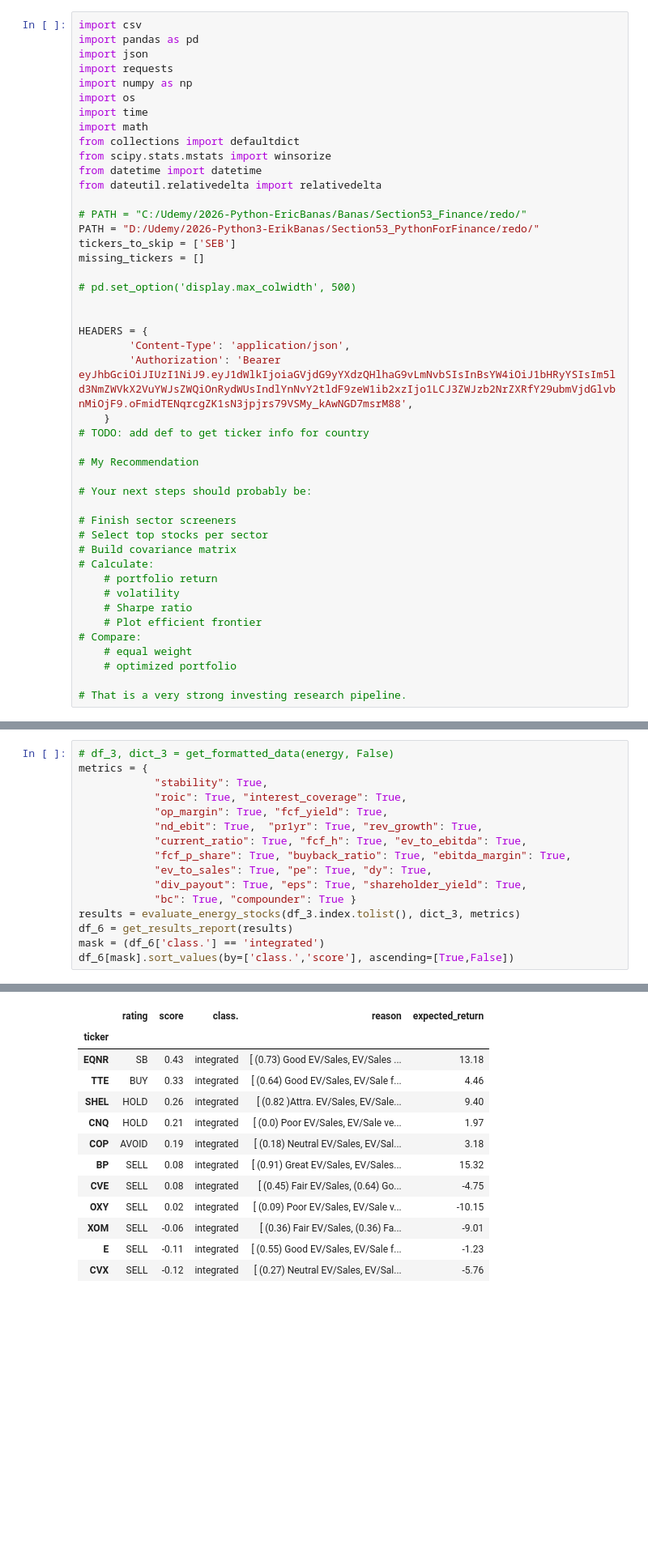
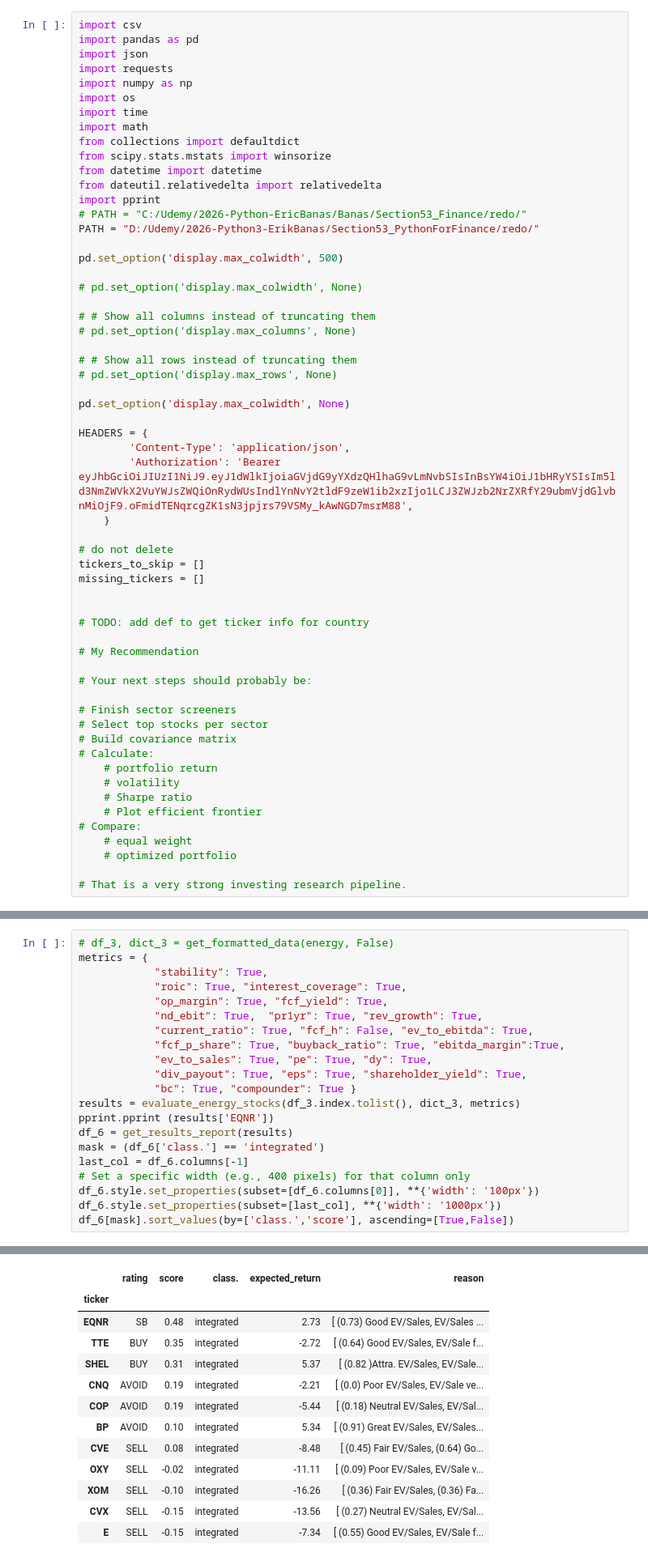
Before and after one commit to halfonso03/Stock-screener, a Jupyter notebook: energy_analysis.ipynb, the cells around one changed output, grey strips where cells are left out. Shown at 81% size. Cells and saved outputs as stored; diff of their text form; blank space fills up the shorter version.

```diff
--- a/energy_analysis.ipynb
+++ b/energy_analysis.ipynb
@@ -11,19 +11,32 @@ from collections import defaultdict
 from scipy.stats.mstats import winsorize
 from datetime import datetime
 from dateutil.relativedelta import relativedelta
-
+import pprint
 # PATH = "C:/Udemy/2026-Python-EricBanas/Banas/Section53_Finance/redo/"
 PATH = "D:/Udemy/2026-Python3-ErikBanas/Section53_PythonForFinance/redo/"
-tickers_to_skip = ['SEB']
-missing_tickers = []
 
-# pd.set_option('display.max_colwidth', 500)
+pd.set_option('display.max_colwidth', 500)
 
+# pd.set_option('display.max_colwidth', None)
+
+# # Show all columns instead of truncating them
+# pd.set_option('display.max_columns', None)
+
+# # Show all rows instead of truncating them
+# pd.set_option('display.max_rows', None)
+
+pd.set_option('display.max_colwidth', None)
 
 HEADERS = {
         'Content-Type': 'application/json',
         'Authorization': 'Bearer eyJhbGciOiJIUzI1NiJ9.eyJ1dWlkIjoiaGVjdG9yYXdzQHlhaG9vLmNvbSIsInBsYW4iOiJ1bHRyYSIsIm5ld3NmZWVkX2VuYWJsZWQiOnRydWUsIndlYnNvY2tldF9zeW1ib2xzIjo1LCJ3ZWJzb2NrZXRfY29ubmVjdGlvbnMiOjF9.oFmidTENqrcgZK1sN3jpjrs79VSMy_kAwNGD7msrM88',
     }
+
+# do not delete
+tickers_to_skip = []
+missing_tickers = []
+
+
 # TODO: add def to get ticker info for country
 
 # My Recommendation
@@ -2278,13 +2222,18 @@ metrics = {
             "roic": True, "interest_coverage": True,
             "op_margin": True, "fcf_yield": True,
             "nd_ebit": True,  "pr1yr": True, "rev_growth": True,
-            "current_ratio": True, "fcf_h": True, "ev_to_ebitda": True,
-            "fcf_p_share": True, "buyback_ratio": True, "ebitda_margin": True,
+            "current_ratio": True, "fcf_h": False, "ev_to_ebitda": True,
+            "fcf_p_share": True, "buyback_ratio": True, "ebitda_margin":True,
             "ev_to_sales": True, "pe": True, "dy": True,
             "div_payout": True, "eps": True, "shareholder_yield": True,
             "bc": True, "compounder": True }
 results = evaluate_energy_stocks(df_3.index.tolist(), dict_3, metrics)
+pprint.pprint (results['EQNR'])
 df_6 = get_results_report(results)
 mask = (df_6['class.'] == 'integrated')
+last_col = df_6.columns[-1]
+# Set a specific width (e.g., 400 pixels) for that column only
+df_6.style.set_properties(subset=[df_6.columns[0]], **{'width': '100px'})
+df_6.style.set_properties(subset=[last_col], **{'width': '1000px'})
 df_6[mask].sort_values(by=['class.','score'], ascending=[True,False])
 # %% [output]
@@ -2291,13 +2257,13 @@ df_6[mask].sort_values(by=['class.','score'], ascending=[True,False])
-|  | rating | score | class. | reason | expected_return |
+|  | rating | score | class. | expected_return | reason |
 | ticker |  |  |  |  |  |
-| EQNR | SB | 0.43 | integrated | [ (0.73) Good EV/Sales, EV/Sales ... | 13.18 |
-| TTE | BUY | 0.33 | integrated | [ (0.64) Good EV/Sales, EV/Sale f... | 4.46 |
-| SHEL | HOLD | 0.26 | integrated | [ (0.82 )Attra. EV/Sales, EV/Sale... | 9.40 |
-| CNQ | HOLD | 0.21 | integrated | [ (0.0) Poor EV/Sales, EV/Sale ve... | 1.97 |
-| COP | AVOID | 0.19 | integrated | [ (0.18) Neutral EV/Sales, EV/Sal... | 3.18 |
-| BP | SELL | 0.08 | integrated | [ (0.91) Great EV/Sales, EV/Sales... | 15.32 |
-| CVE | SELL | 0.08 | integrated | [ (0.45) Fair EV/Sales, (0.64) Go... | -4.75 |
-| OXY | SELL | 0.02 | integrated | [ (0.09) Poor EV/Sales, EV/Sale v... | -10.15 |
-| XOM | SELL | -0.06 | integrated | [ (0.36) Fair EV/Sales, (0.36) Fa... | -9.01 |
-| E | SELL | -0.11 | integrated | [ (0.55) Good EV/Sales, EV/Sale f... | -1.23 |
-| CVX | SELL | -0.12 | integrated | [ (0.27) Neutral EV/Sales, EV/Sal... | -5.76 |
+| EQNR | SB | 0.48 | integrated | 2.73 | [ (0.73) Good EV/Sales, EV/Sales ... |
+| TTE | BUY | 0.35 | integrated | -2.72 | [ (0.64) Good EV/Sales, EV/Sale f... |
+| SHEL | BUY | 0.31 | integrated | 5.37 | [ (0.82 )Attra. EV/Sales, EV/Sale... |
+| CNQ | AVOID | 0.19 | integrated | -2.21 | [ (0.0) Poor EV/Sales, EV/Sale ve... |
+| COP | AVOID | 0.19 | integrated | -5.44 | [ (0.18) Neutral EV/Sales, EV/Sal... |
+| BP | AVOID | 0.10 | integrated | 5.34 | [ (0.91) Great EV/Sales, EV/Sales... |
+| CVE | SELL | 0.08 | integrated | -8.48 | [ (0.45) Fair EV/Sales, (0.64) Go... |
+| OXY | SELL | -0.02 | integrated | -11.11 | [ (0.09) Poor EV/Sales, EV/Sale v... |
+| XOM | SELL | -0.10 | integrated | -16.26 | [ (0.36) Fair EV/Sales, (0.36) Fa... |
+| CVX | SELL | -0.15 | integrated | -13.56 | [ (0.27) Neutral EV/Sales, EV/Sal... |
+| E | SELL | -0.15 | integrated | -7.34 | [ (0.55) Good EV/Sales, EV/Sale f... |
```
Also changed, not shown: parts of 5 cells of this notebook.
